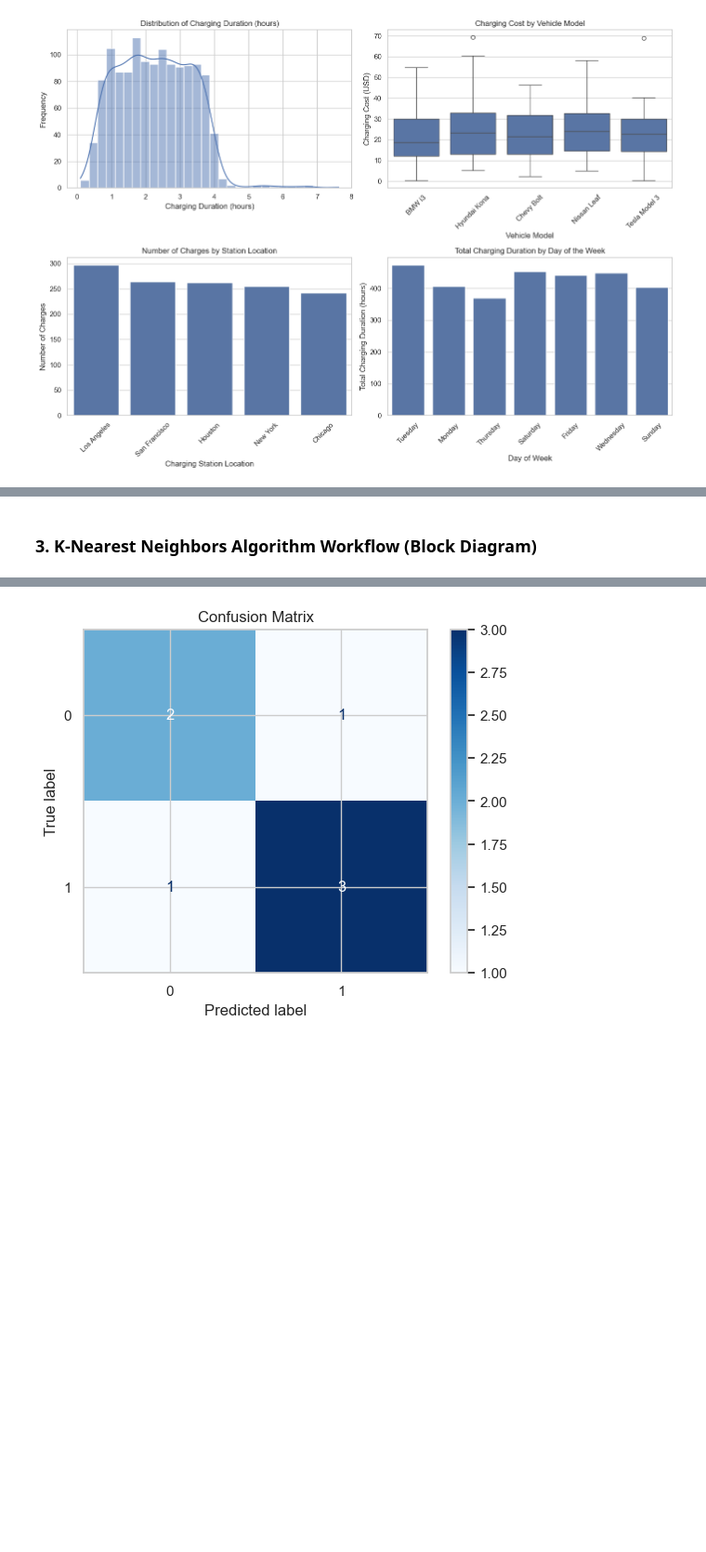
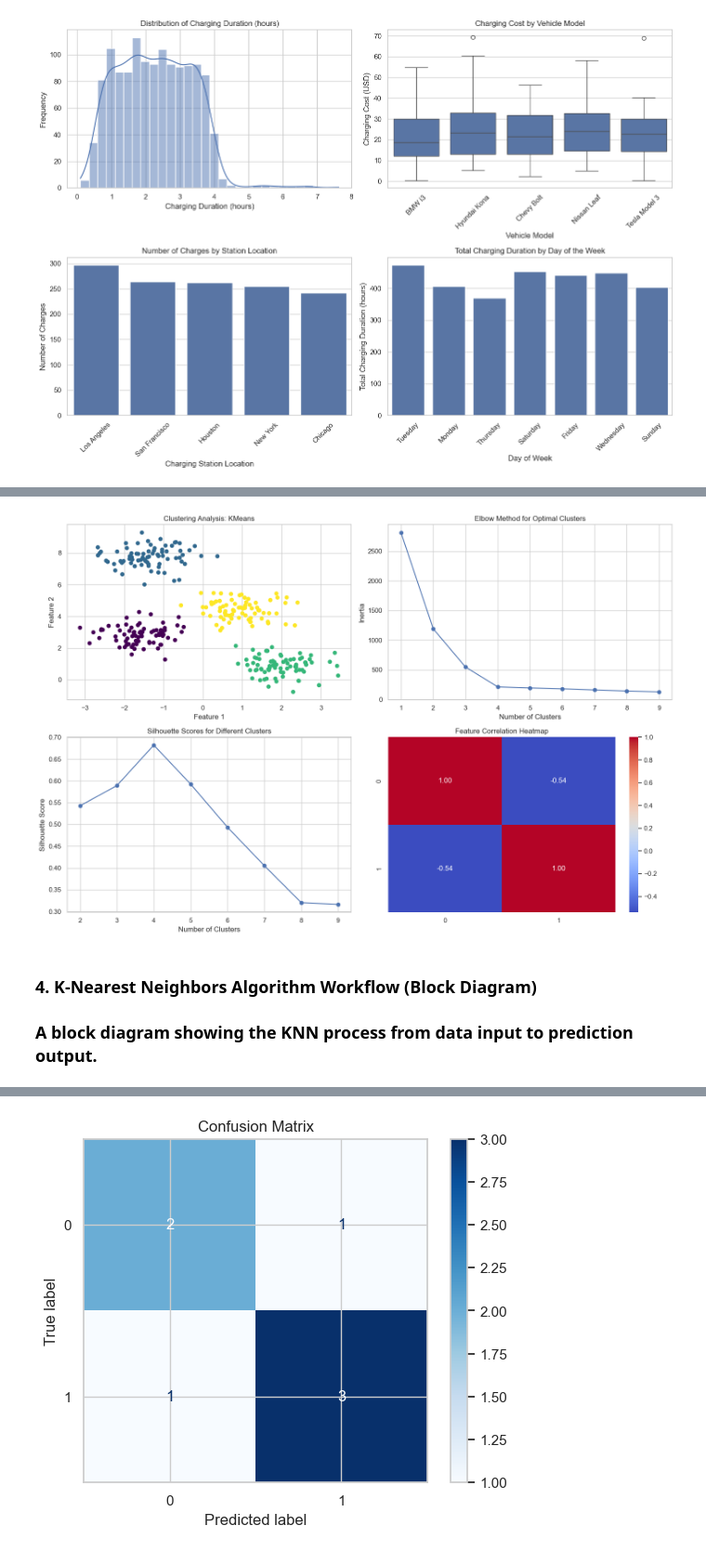
Before and after one commit to SRNTHMZMD/MajorProject-IBM-Machine-Learning-Professional-Certificate, a Jupyter notebook: MajorProject-IBM-Machine-Learning-Professional-Certificate_Vehicle Charging Patterns.ipynb, the cells around one changed output, grey strips where cells are left out. Shown at 93% size. Saved outputs shown, nothing was run; the diff lists cells and outputs as text; code cells hidden in the pictures; blank space fills up the shorter version.

```diff
--- a/MajorProject-IBM-Machine-Learning-Professional-Certificate_Vehicle Charging Patterns.ipynb
+++ b/MajorProject-IBM-Machine-Learning-Professional-Certificate_Vehicle Charging Patterns.ipynb
@@ -83,2 +130,66 @@ plt.show()
+# %%
+import numpy as np
+import matplotlib.pyplot as plt
+from sklearn.datasets import make_blobs
+from sklearn.cluster import KMeans
+from sklearn.metrics import silhouette_score
+import seaborn as sns
+
+# Create a synthetic dataset
+X, _ = make_blobs(n_samples=300, centers=4, cluster_std=0.60, random_state=0)
+
+# KMeans Clustering
+kmeans = KMeans(n_clusters=4)
+clusters = kmeans.fit_predict(X)
+
+# 1. Scatter Plot of Clusters
+plt.figure(figsize=(15, 10))
+
+plt.subplot(2, 2, 1)
+plt.scatter(X[:, 0], X[:, 1], c=clusters, cmap='viridis', marker='o')
+plt.title('Clustering Analysis: KMeans')
+plt.xlabel('Feature 1')
+plt.ylabel('Feature 2')
+
+# 2. Elbow Method Plot
+inertias = []
+for n in range(1, 10):
+    kmeans = KMeans(n_clusters=n)
+    kmeans.fit(X)
+    inertias.append(kmeans.inertia_)
+
+plt.subplot(2, 2, 2)
+plt.plot(range(1, 10), inertias, marker='o')
+plt.title('Elbow Method for Optimal Clusters')
+plt.xlabel('Number of Clusters')
+plt.ylabel('Inertia')
+
+# 3. Silhouette Score Plot
+silhouette_scores = []
+for n in range(2, 10):
+    kmeans = KMeans(n_clusters=n)
+    clusters = kmeans.fit_predict(X)
+    silhouette_scores.append(silhouette_score(X, clusters))
+
+plt.subplot(2, 2, 3)
+plt.plot(range(2, 10), silhouette_scores, marker='o')
+plt.title('Silhouette Scores for Different Clusters')
+plt.xlabel('Number of Clusters')
+plt.ylabel('Silhouette Score')
+
+# 4. Heatmap of feature correlations
+# For simplicity, we'll use the same dataset as features.
+correlation_matrix = np.corrcoef(X.T)
+plt.subplot(2, 2, 4)
+sns.heatmap(correlation_matrix, annot=True, fmt=".2f", cmap='coolwarm', cbar=True)
+plt.title('Feature Correlation Heatmap')
+
+# Show all plots
+plt.tight_layout()
+plt.show()
+# %% [output]
+[figure, added]
 # %% [markdown]
-### 3. K-Nearest Neighbors Algorithm Workflow (Block Diagram)
+### 4. K-Nearest Neighbors Algorithm Workflow (Block Diagram)
+
+### A block diagram showing the KNN process from data input to prediction output.
```
Also changed, not shown: parts of 17 cells of this notebook.
